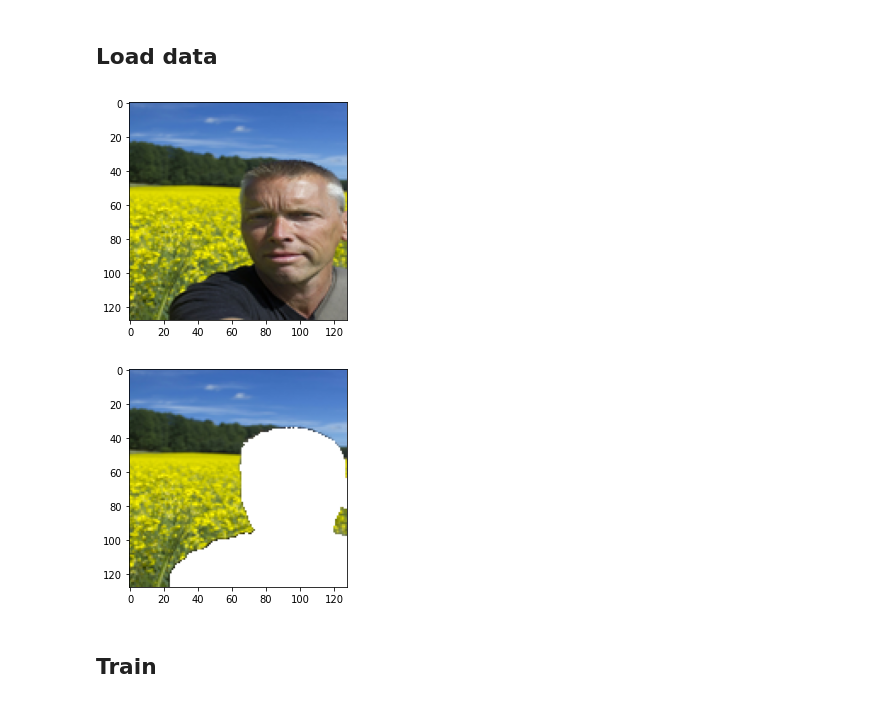
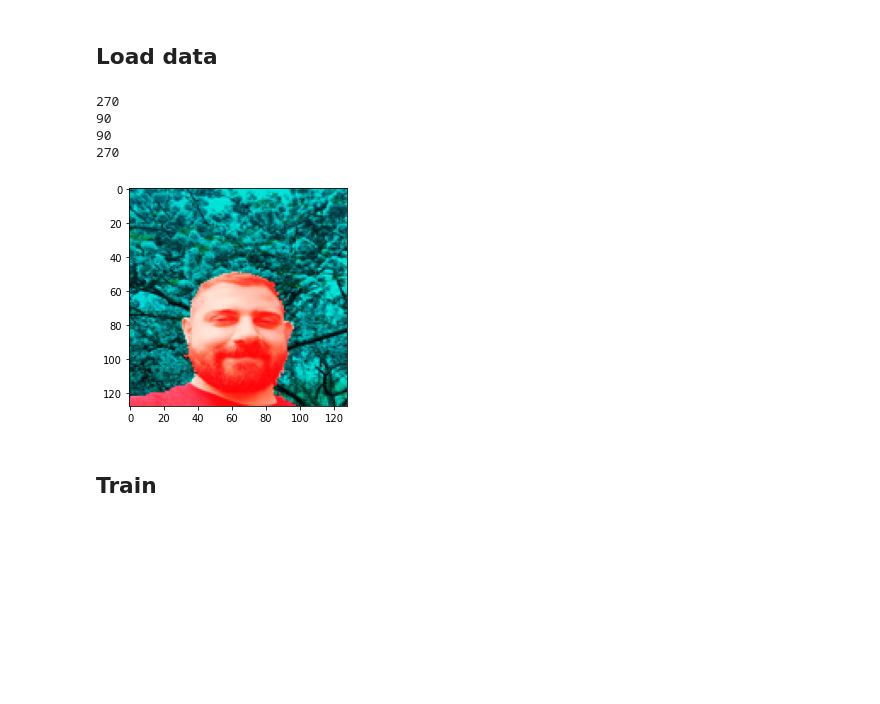
Before and after one commit to annkamsk/ASD-problems, a Jupyter notebook: Ass2.ipynb, the cells around one changed output. Drawn from its saved outputs; the diff is of its cells as text; code cells hidden in the pictures; blank space fills up the shorter version.

```diff
--- a/Ass2.ipynb
+++ b/Ass2.ipynb
@@ -129,29 +131,56 @@ class UNet(nn.Module):
 ## Load data
 # %%
 class MyDataset(Dataset):
-  def __init__(self, data, mask, transform=None):
-    self.data = torch.from_numpy(data)
-    self.mask = torch.from_numpy(mask).long()
-    self.target = torch.from_numpy(np.array([self.__encode__(m) for m in mask]))
-    self.transform = transform
+  def __init__(self, data, mask, transform=True):
+    # self.data = torch.from_numpy(data)
+    self.data = data
+    # self.target = torch.from_numpy(np.array([self.__encode__(m) for m in mask]))
+    self.target = np.array([self.__encode__(m) for m in mask])
+    self.N = self.data.shape[0]
+    self.transform = []
+    if transform:
+      self.transform = [self.__ident__, self.__rotate__, self.__horizontal_flip__]
 
   def __getitem__(self, idx):
-    x = self.data[idx]
-    y = self.target[idx]
+    x = self.data[idx % self.N]
+    y = self.target[idx % self.N]
 
     if self.transform:
-      x = self.transform(x)
+      x, y = self.transform[idx // self.N](x, y)
+
     return x, y
 
   def __len__(self):
     N, _, _, _ = self.data.shape
-    return N
+    return N * len(self.transform)
 
   def __encode__(self, mask):
     H, W, _ = mask.shape
     target = np.zeros((H, W))
     target = (mask[:, :, 0] == 255)
     return target.astype(int)
+
+  def __rotate__(self, pic, mask):
+    from skimage.transform import rotate
+
+    angle = 90 if random.randint(0,1) % 2 == 0 else 270
+
+    for index in range(3):
+      channel = pic[:, :, index]
+      channel = rotate(channel, angle, resize=False, preserve_range=True)
+      pic[:, :, index] = channel
+
+    mask = rotate(mask, angle, resize=False, preserve_range=True)
+    return torch.from_numpy(pic), torch.from_numpy(mask).long()
+
+  def __horizontal_flip__(self, pic, mask):
+    pic = pic[:,::-1, :].copy()
+    mask = mask[:,::-1].copy()
+    return torch.from_numpy(pic), torch.from_numpy(mask).long()
+
+  def __ident__(self, pic, mask):
+    return torch.from_numpy(pic), torch.from_numpy(mask).long()
+
 
 class Params:
     img_size = (128, 128)
@@ -161,49 +190,46 @@ class Params:
     epochs = 3
     unet_depth = 5
     wf = 3
-    log_interval = 70.0 # less then len(train_dl)
+    log_interval = 70.0
 
 train_path = '/content/drive/My Drive/MIM/dl_lab/ass2/gsn_img_uint8.npy'
 test_path = '/content/drive/My Drive/MIM/dl_lab/ass2/test_gsn_image.npy'
 train_mask = '/content/drive/My Drive/MIM/dl_lab/ass2/gsn_msk_uint8.npy'
 test_mask_path = '/content/drive/My Drive/MIM/dl_lab/ass2/test_gsn_mask.npy'
 best_model_path = '/content/model.pth'
 
 trains = np.load(train_path)
 masks = np.load(train_mask)
 tests = np.load(test_path)
 test_masks = np.load(test_mask_path)
 
 train_dataset = MyDataset(trains, masks)
-test_dataset = MyDataset(tests, test_masks)
+test_dataset = MyDataset(tests, test_masks, False)
 trainloader = DataLoader(train_dataset,
                          batch_size=Params.bs,
                          shuffle=True,
                          pin_memory=torch.cuda.is_available(),
                          num_workers=Params.num_workers)
 
 testloader = DataLoader(test_dataset,
                         batch_size=Params.bs,
                         shuffle=False,
                         pin_memory=torch.cuda.is_available(),
                         num_workers=Params.num_workers)
 
 def imshow(img, target):
-  for k in range(img.size()[2]):
-    for i in range(img.size()[0]):
-      for jj in range(img.size()[1]):
-        if target[i, jj] == 1:
-          img[i, jj, k] = 255
+  img[:,:,0] = 255 * target
   plt.imshow(img)
   plt.show()
 
 images, targets = iter(trainloader).next()
-plt.imshow(images[0])
-plt.show()
 imshow(images[0], targets[0])
 # %% [output]
+270
+90
+90
+270
-[figure, old version]
+[figure, new version]
-[figure, removed]
 # %% [markdown]
 ## Train
 # %%
```
Also changed, not shown: parts of 7 cells of this notebook.
